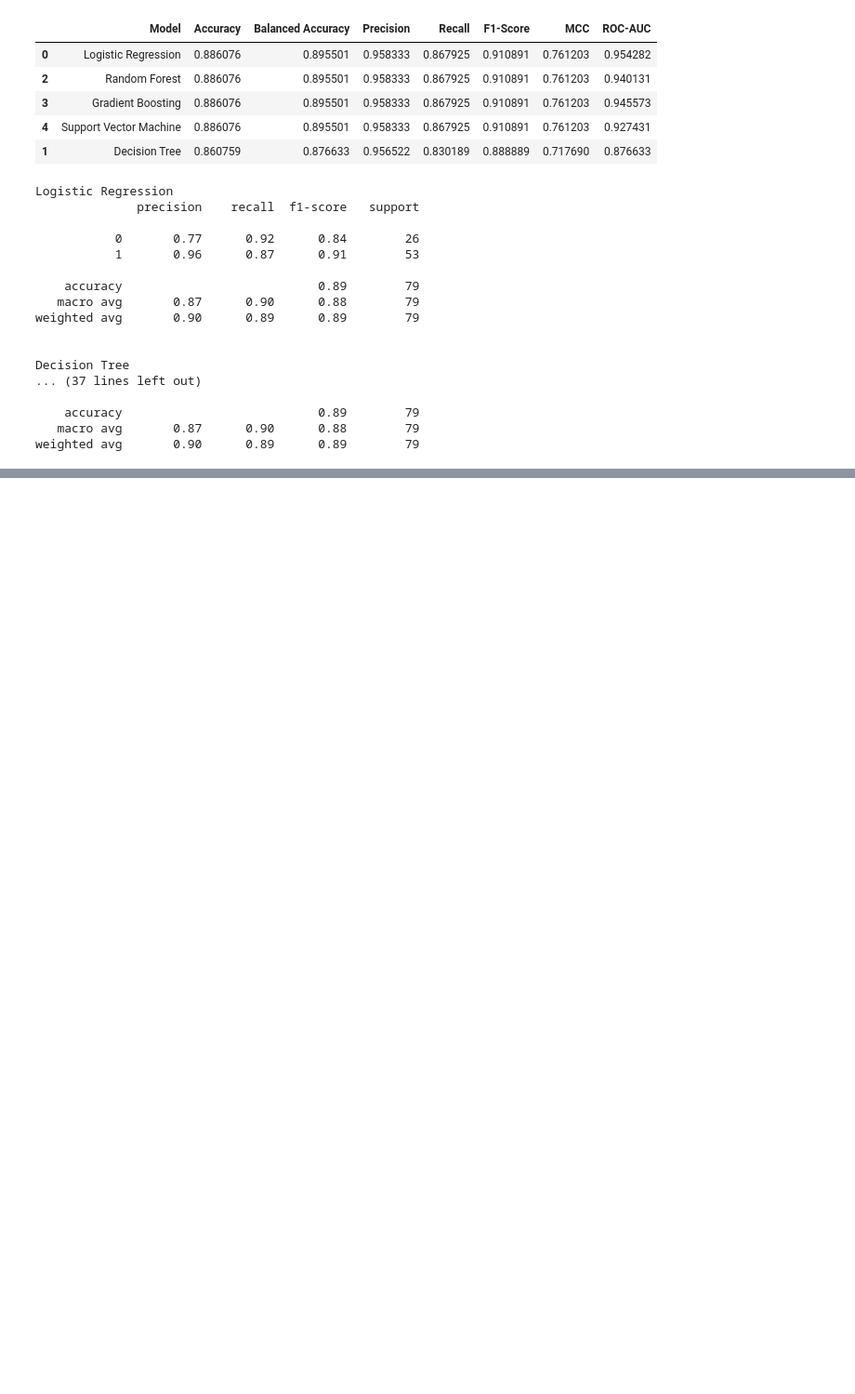
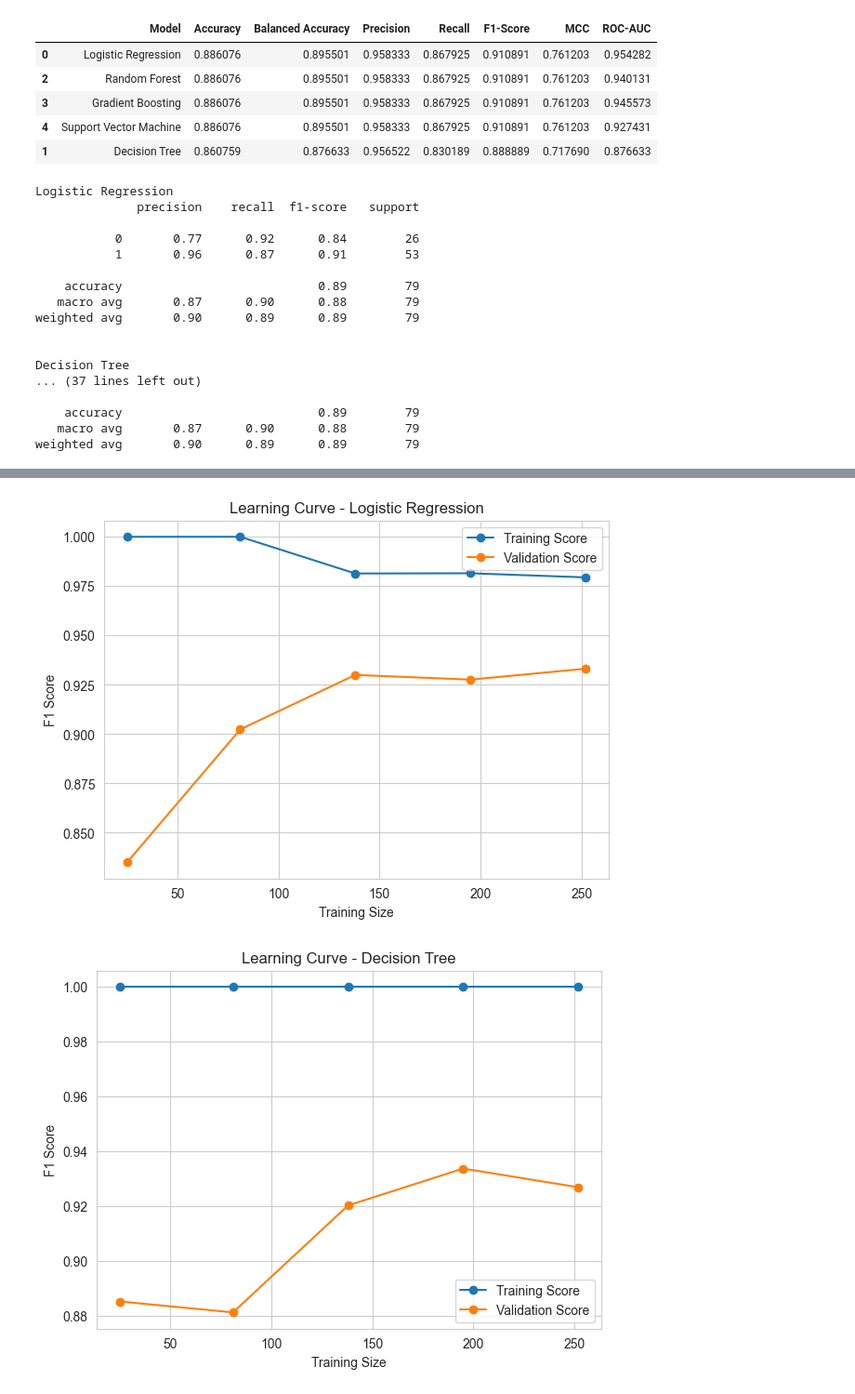
Before and after one commit to Acefinfo/Explainable-AI, a Jupyter notebook: notebooks/04_model_evaluation.ipynb, the cells around one changed output, grey strips where cells are left out. Shown at 93% size. Saved outputs shown, nothing was run; the diff lists cells and outputs as text; code cells hidden in the pictures; blank space fills up the shorter version.

```diff
--- a/notebooks/04_model_evaluation.ipynb
+++ b/notebooks/04_model_evaluation.ipynb
@@ -126,0 +202,33 @@ weighted avg       0.90      0.89      0.89        79
+# %%
+def plot_learning_curve(model, model_name, X, y):
+    train_sizes, train_scores, test_scores = learning_curve(
+        model,
+        X,
+        y,
+        cv=5,
+        scoring="f1",
+        n_jobs=-1,
+        train_sizes=np.linspace(0.1, 1.0, 5)
+    )
+
+    train_mean = train_scores.mean(axis=1)
+    test_mean = test_scores.mean(axis=1)
+
+    plt.figure(figsize=(7,5))
+    plt.plot(train_sizes, train_mean, marker='o', label="Training Score")
+    plt.plot(train_sizes, test_mean, marker='o', label="Validation Score")
+    plt.title(f"Learning Curve - {model_name}")
+    plt.xlabel("Training Size")
+    plt.ylabel("F1 Score")
+    plt.legend()
+    plt.grid(True)
+    plt.show()
+
+X_train = pd.read_csv("../data/processed/X_train.csv")
+y_train = pd.read_csv("../data/processed/y_train.csv").values.ravel()
+
+for name, model in models.items():
+    plot_learning_curve(model, name, X_train, y_train)
+# %% [output]
+[figure, added]
+[figure, added]
```
Also changed, not shown: parts of 6 cells of this notebook.
